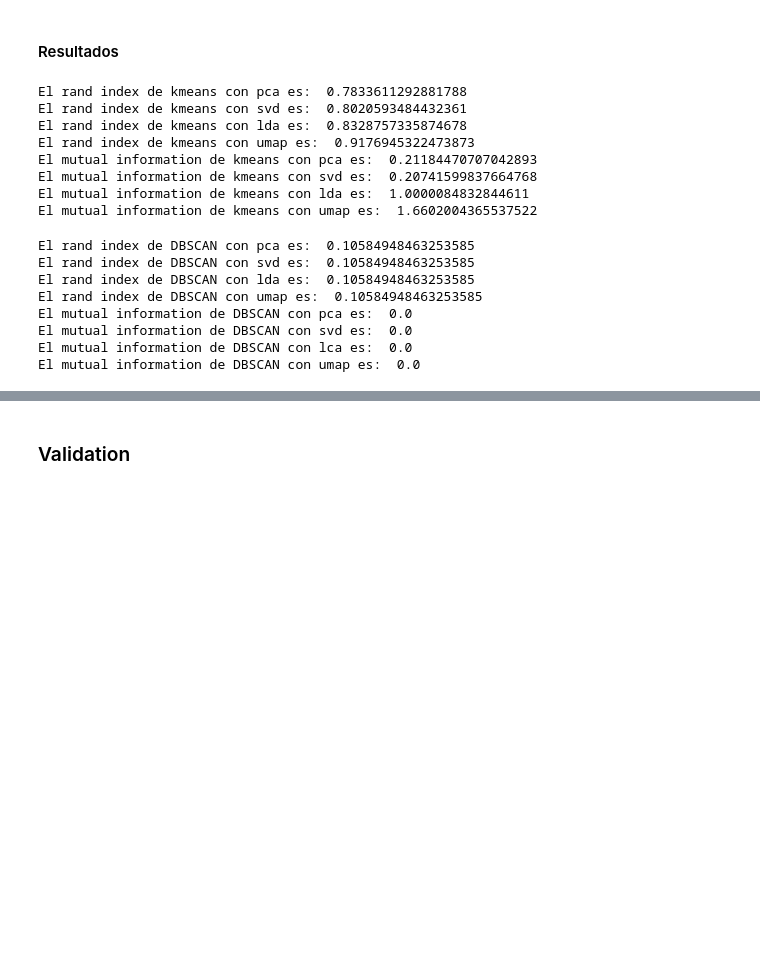
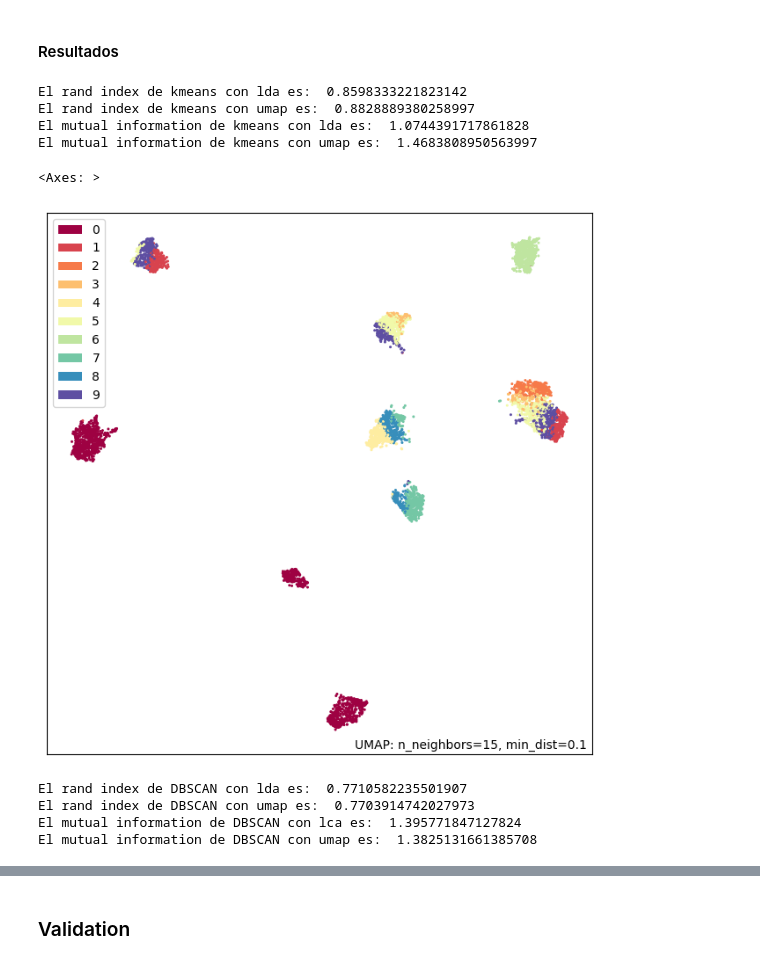
Before and after one commit to pieroGJ121/ML_proyecto_3, a Jupyter notebook: main.ipynb, the cells around one changed output, grey strips where cells are left out. Drawn from its saved outputs; the diff is of its cells as text; code cells hidden in the pictures; blank space fills up the shorter version.

```diff
--- a/main.ipynb
+++ b/main.ipynb
@@ -277,4 +136,4 @@ centroides_km_pca, clusters_km_pca = kmeans(X_train_pca_np, n_clusters, umbral)
 # %%
-X_train_svd_np = X_train_svd.to_numpy()
-umbral = 0.3
-centroides_km_svd, clusters_km_svd = kmeans(X_train_svd_np, n_clusters, umbral)
+X_train_umap_np = X_train_umap.to_numpy()
+umbral = 0.10
+centroides_km_umap, clusters_km_umap = kmeans(X_train_umap_np, n_clusters, umbral)
@@ -304,74 +153,59 @@ from sklearn.metrics.cluster import rand_score
 from sklearn.metrics import silhouette_score
 from sklearn.metrics import mutual_info_score
 # %%
-ri_pc_km = rand_score(Y_train_encoded, clusters_km_pca)
-ri_svd_km = rand_score(Y_train_encoded, clusters_km_svd)
 ri_lda_km = rand_score(Y_train_encoded, clusters_km_lda)
 ri_umap_km = rand_score(Y_train_encoded, clusters_km_umap)
-print("El rand index de kmeans con pca es: ", ri_pc_km)
-print("El rand index de kmeans con svd es: ", ri_svd_km)
 print("El rand index de kmeans con lda es: ", ri_lda_km)
 print("El rand index de kmeans con umap es: ", ri_umap_km)
 
-#sc_pc_km = silhouette_score(Y_train_encoded, clusters_km_pca)
-#sc_svd_km = silhouette_score(Y_train_encoded, clusters_km_svd)
-#print("El silhouette coefficient de kmeans con pca es: ", sc_pc_km)
-#print("El silhouette coefficient de kmeans con svd es: ", sc_svd_km)
+#sc_lda_km = silhouette_score(Y_train_encoded, clusters_km_lda)
+#sc_umap_km = silhouette_score(Y_train_encoded, clusters_km_umap)
+#print("El silhouette coefficient de kmeans con lda es: ", sc_lda_km)
+#print("El silhouette coefficient de kmeans con umap es: ", sc_umap_km)
 
-mi_pc_km = mutual_info_score(Y_train_encoded, clusters_km_pca)
-mi_svd_km = mutual_info_score(Y_train_encoded, clusters_km_svd)
 mi_lda_km = mutual_info_score(Y_train_encoded, clusters_km_lda)
 mi_umap_km = mutual_info_score(Y_train_encoded, clusters_km_umap)
-print("El mutual information de kmeans con pca es: ", mi_pc_km)
-print("El mutual information de kmeans con svd es: ", mi_svd_km)
 print("El mutual information de kmeans con lda es: ", mi_lda_km)
 print("El mutual information de kmeans con umap es: ", mi_umap_km)
 # %% [output]
-El rand index de kmeans con pca es:  0.7833611292881788
-El rand index de kmeans con svd es:  0.8020593484432361
-El rand index de kmeans con lda es:  0.8328757335874678
-El rand index de kmeans con umap es:  0.9176945322473873
-El mutual information de kmeans con pca es:  0.21184470707042893
-El mutual information de kmeans con svd es:  0.20741599837664768
-El mutual information de kmeans con lda es:  1.0000084832844611
-El mutual information de kmeans con umap es:  1.6602004365537522
+El rand index de kmeans con lda es:  0.8598333221823142
+El rand index de kmeans con umap es:  0.8828889380258997
+El mutual information de kmeans con lda es:  1.0744391717861828
+El mutual information de kmeans con umap es:  1.4683808950563997
+# %%
+import umap.plot
+
+reducer = umap.UMAP()
+
+X_train_draw = reducer.fit(X_train_scaled)
+
+umap.plot.points(X_train_draw, labels=clusters_km_umap)
+# %% [output]
+<Axes: >
+[figure, added]
 # %%
-labels_db_pca_np = np.array(labels_db_pca)
-labels_db_svd_np = np.array(labels_db_svd)
 labels_db_lda_np = np.array(labels_db_lda)
 labels_db_umap_np = np.array(labels_db_umap)
 
-ri_pc_db = rand_score(Y_train_encoded, labels_db_pca_np)
-ri_svd_db = rand_score(Y_train_encoded, labels_db_svd_np)
 ri_lda_db = rand_score(Y_train_encoded, labels_db_lda_np)
 ri_umap_db = rand_score(Y_train_encoded, labels_db_umap_np)
-print("El rand index de DBSCAN con pca es: ", ri_pc_db)
-print("El rand index de DBSCAN con svd es: ", ri_svd_db)
 print("El rand index de DBSCAN con lda es: ", ri_lda_db)
 print("El rand index de DBSCAN con umap es: ", ri_umap_db)
 
 Y_train_encoded_np = Y_train_encoded.reshape(-1, 1)
 
-#sc_pc_db = silhouette_score(Y_train_encoded, labels_db_pca_np)
-#sc_svd_db = silhouette_score(Y_train_encoded, labels_db_svd_np)
-#print("El silhouette coefficient de DBSCAN con pca es: ", sc_pc_db)
-#print("El silhouette coefficient de DBSCAN con svd es: ", sc_svd_db)
+#sc_lda_db = silhouette_score(Y_train_encoded, labels_db_lda_np)
+#sc_umap_db = silhouette_score(Y_train_encoded, labels_db_umap_np)
+#print("El silhouette coefficient de DBSCAN con lda es: ", sc_lda_db)
+#print("El silhouette coefficient de DBSCAN con umap es: ", sc_umap_db)
 
-mi_pc_db = mutual_info_score(Y_train_encoded, labels_db_pca_np)
-mi_svd_db = mutual_info_score(Y_train_encoded, labels_db_svd_np)
 mi_lda_db = mutual_info_score(Y_train_encoded, labels_db_lda_np)
 mi_umap_db = mutual_info_score(Y_train_encoded, labels_db_umap_np)
 
-print("El mutual information de DBSCAN con pca es: ", mi_pc_db)
-print("El mutual information de DBSCAN con svd es: ", mi_svd_db)
 print("El mutual information de DBSCAN con lca es: ", mi_lda_db)
 print("El mutual information de DBSCAN con umap es: ", mi_umap_db)
 # %% [output]
-El rand index de DBSCAN con pca es:  0.10584948463253585
-El rand index de DBSCAN con svd es:  0.10584948463253585
-El rand index de DBSCAN con lda es:  0.10584948463253585
-El rand index de DBSCAN con umap es:  0.10584948463253585
-El mutual information de DBSCAN con pca es:  0.0
-El mutual information de DBSCAN con svd es:  0.0
-El mutual information de DBSCAN con lca es:  0.0
-El mutual information de DBSCAN con umap es:  0.0
+El rand index de DBSCAN con lda es:  0.7710582235501907
+El rand index de DBSCAN con umap es:  0.7703914742027973
+El mutual information de DBSCAN con lca es:  1.395771847127824
+El mutual information de DBSCAN con umap es:  1.3825131661385708
```
Also changed, not shown: parts of 27 cells of this notebook.
